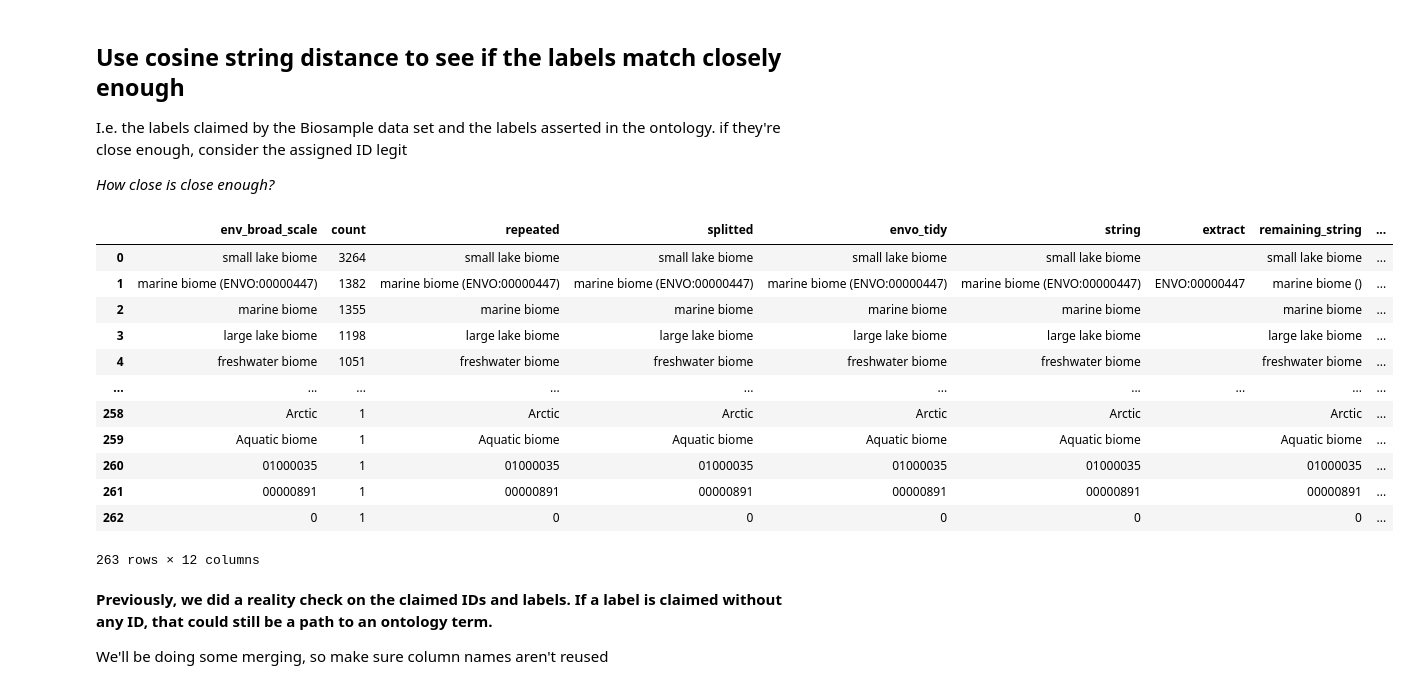
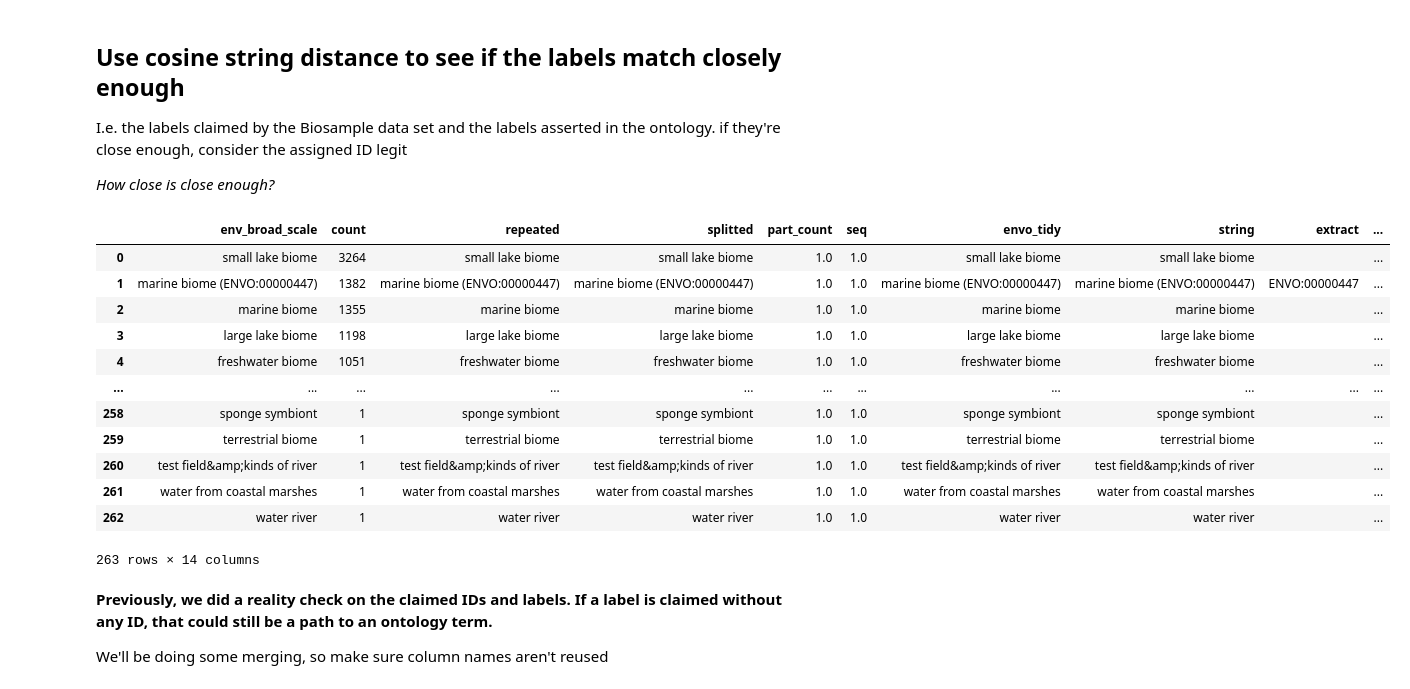
Before and after one commit to turbomam/scoped-mapping, a Jupyter notebook: notebooks/scoped_mapping_of_biosamples.ipynb, the cells around one changed output. Cells and saved outputs as stored; diff of their text form; code cells hidden in the pictures.

```diff
--- a/notebooks/scoped_mapping_of_biosamples.ipynb
+++ b/notebooks/scoped_mapping_of_biosamples.ipynb
@@ -616 +691,7 @@ mapping_candidates
 263 rows × 4 columns
+# %%
+mapping_candidates = mapping_candidates.merge(
+    concat_frame, left_on=biosample_col_to_map, right_on="repeated", how="left"
+)
+
+mapping_candidates
@@ -619,6 +715,7 @@ mapping_candidates
 # %%
-
-mapping_candidates['envo_tidy'] = mapping_candidates.splitted.str.replace('envo[:_ ]', 'ENVO:', regex=True, case=False)
+mapping_candidates["envo_tidy"] = mapping_candidates.splitted.str.replace(
+    "envo[:_ ]", "ENVO:", regex=True, case=False
+)
 
 mapping_candidates
 # %% [output]
@@ -638,10 +735,13 @@ mapping_candidates
 # %% [markdown]
 # Now try to extract ontology terms that are already present
 # %%
-candidate_series_decomposition = scoped_mapping.decompose_series(mapping_candidates['envo_tidy'],
-                                                                 id_patterns[target_onto_prefix])
+candidate_series_decomposition = scoped_mapping.decompose_series(
+    mapping_candidates["envo_tidy"], id_patterns[target_onto_prefix]
+)
 
-mapping_candidates = pd.concat([mapping_candidates, candidate_series_decomposition], axis=1)
+mapping_candidates = pd.concat(
+    [mapping_candidates, candidate_series_decomposition], axis=1
+)
 
 mapping_candidates
 # %% [output]
@@ -698,6 +797,8 @@ onto_labels
 # %% [markdown]
 ## and merging
 # %%
-mapping_candidates = mapping_candidates.merge(onto_labels, left_on='extract', right_on='subject', how='left')
+mapping_candidates = mapping_candidates.merge(
+    onto_labels, left_on="extract", right_on="subject", how="left"
+)
 mapping_candidates
 # %% [output]
@@ -722,26 +823,29 @@ I.e. the labels claimed by the Biosample data set and the labels asserted in the
 
 _How close is close enough?_
 # %%
-
 my_cosine_obj = Cosine(my_string_dist_arg)
-mapping_candidates['value'] = mapping_candidates['value'].fillna('')
-mapping_candidates['cosine'] = mapping_candidates.apply(
-    lambda my_row: my_cosine_obj.distance(my_row['remaining_tidied'].lower(), my_row['value'].lower()), axis=1)
+mapping_candidates["value"] = mapping_candidates["value"].fillna("")
+mapping_candidates["cosine"] = mapping_candidates.apply(
+    lambda my_row: my_cosine_obj.distance(
+        my_row["remaining_tidied"].lower(), my_row["value"].lower()
+    ),
+    axis=1,
+)
 mapping_candidates
 # %% [output]
-|  | env_broad_scale | count | repeated | splitted | envo_tidy | string | extract | remaining_string | ... |
-| 0 | small lake biome | 3264 | small lake biome | small lake biome | small lake biome | small lake biome |  | small lake biome | ... |
-| 1 | marine biome (ENVO:00000447) | 1382 | marine biome (ENVO:00000447) | marine biome (ENVO:00000447) | marine biome (ENVO:00000447) | marine biome (ENVO:00000447) | ENVO:00000447 | marine biome () | ... |
-| 2 | marine biome | 1355 | marine biome | marine biome | marine biome | marine biome |  | marine biome | ... |
-| 3 | large lake biome | 1198 | large lake biome | large lake biome | large lake biome | large lake biome |  | large lake biome | ... |
-| 4 | freshwater biome | 1051 | freshwater biome | freshwater biome | freshwater biome | freshwater biome |  | freshwater biome | ... |
-| ... | ... | ... | ... | ... | ... | ... | ... | ... | ... |
-| 258 | Arctic | 1 | Arctic | Arctic | Arctic | Arctic |  | Arctic | ... |
-| 259 | Aquatic biome | 1 | Aquatic biome | Aquatic biome | Aquatic biome | Aquatic biome |  | Aquatic biome | ... |
-| 260 | 01000035 | 1 | 01000035 | 01000035 | 01000035 | 01000035 |  | 01000035 | ... |
-| 261 | 00000891 | 1 | 00000891 | 00000891 | 00000891 | 00000891 |  | 00000891 | ... |
-| 262 | 0 | 1 | 0 | 0 | 0 | 0 |  | 0 | ... |
+|  | env_broad_scale | count | repeated | splitted | part_count | seq | envo_tidy | string | extract | ... |
+| 0 | small lake biome | 3264 | small lake biome | small lake biome | 1.0 | 1.0 | small lake biome | small lake biome |  | ... |
+| 1 | marine biome (ENVO:00000447) | 1382 | marine biome (ENVO:00000447) | marine biome (ENVO:00000447) | 1.0 | 1.0 | marine biome (ENVO:00000447) | marine biome (ENVO:00000447) | ENVO:00000447 | ... |
+| 2 | marine biome | 1355 | marine biome | marine biome | 1.0 | 1.0 | marine biome | marine biome |  | ... |
+| 3 | large lake biome | 1198 | large lake biome | large lake biome | 1.0 | 1.0 | large lake biome | large lake biome |  | ... |
+| 4 | freshwater biome | 1051 | freshwater biome | freshwater biome | 1.0 | 1.0 | freshwater biome | freshwater biome |  | ... |
+| ... | ... | ... | ... | ... | ... | ... | ... | ... | ... | ... |
+| 258 | sponge symbiont | 1 | sponge symbiont | sponge symbiont | 1.0 | 1.0 | sponge symbiont | sponge symbiont |  | ... |
+| 259 | terrestrial biome | 1 | terrestrial biome | terrestrial biome | 1.0 | 1.0 | terrestrial biome | terrestrial biome |  | ... |
+| 260 | test field&amp;kinds of river | 1 | test field&amp;kinds of river | test field&amp;kinds of river | 1.0 | 1.0 | test field&amp;kinds of river | test field&amp;kinds of river |  | ... |
+| 261 | water from coastal marshes | 1 | water from coastal marshes | water from coastal marshes | 1.0 | 1.0 | water from coastal marshes | water from coastal marshes |  | ... |
+| 262 | water river | 1 | water river | water river | 1.0 | 1.0 | water river | water river |  | ... |
-263 rows × 12 columns
+263 rows × 14 columns
 # %% [markdown]
 **Previously, we did a reality check on the claimed IDs and labels. If a label is claimed without any ID, that could still be a path to an ontology term.**
 
```
Also changed, not shown: parts of 81 cells of this notebook, 2 other files.
